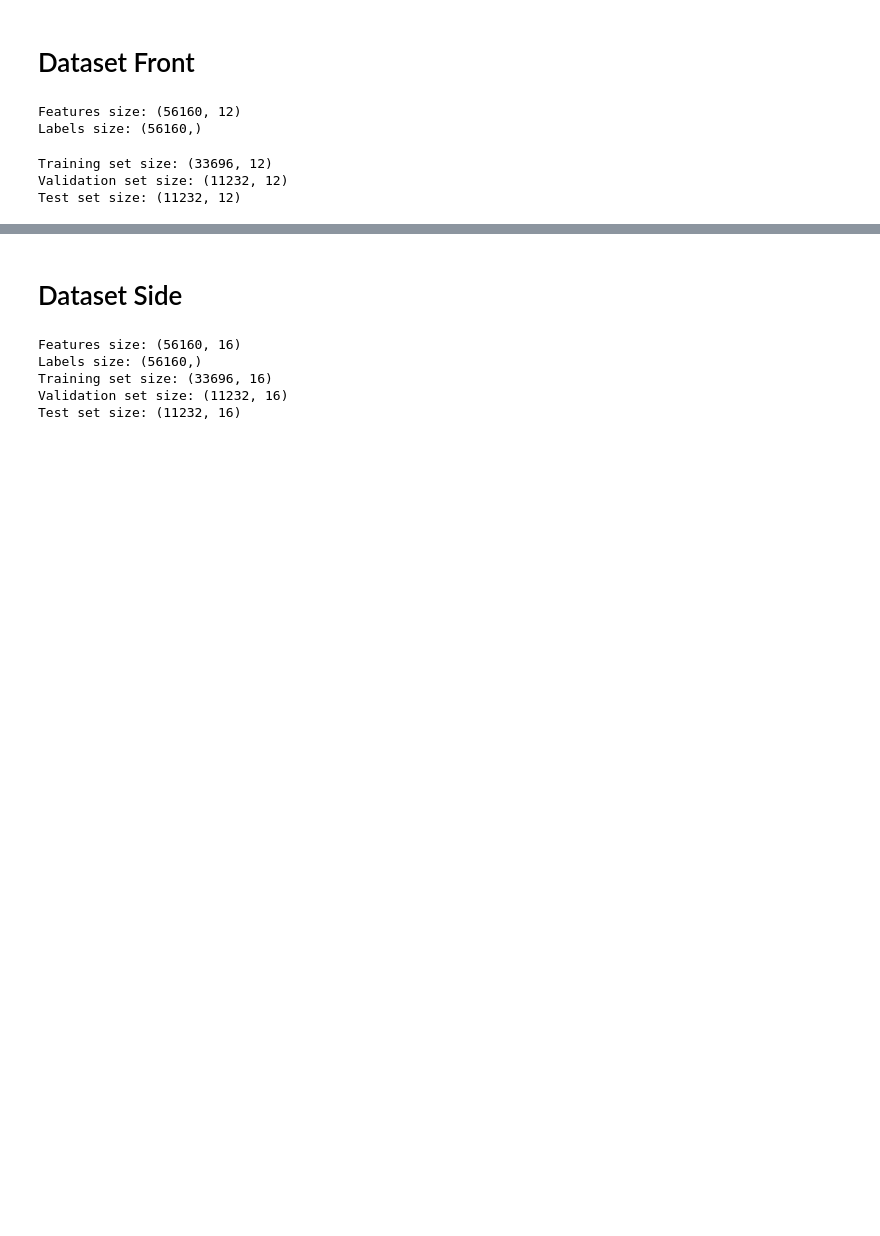
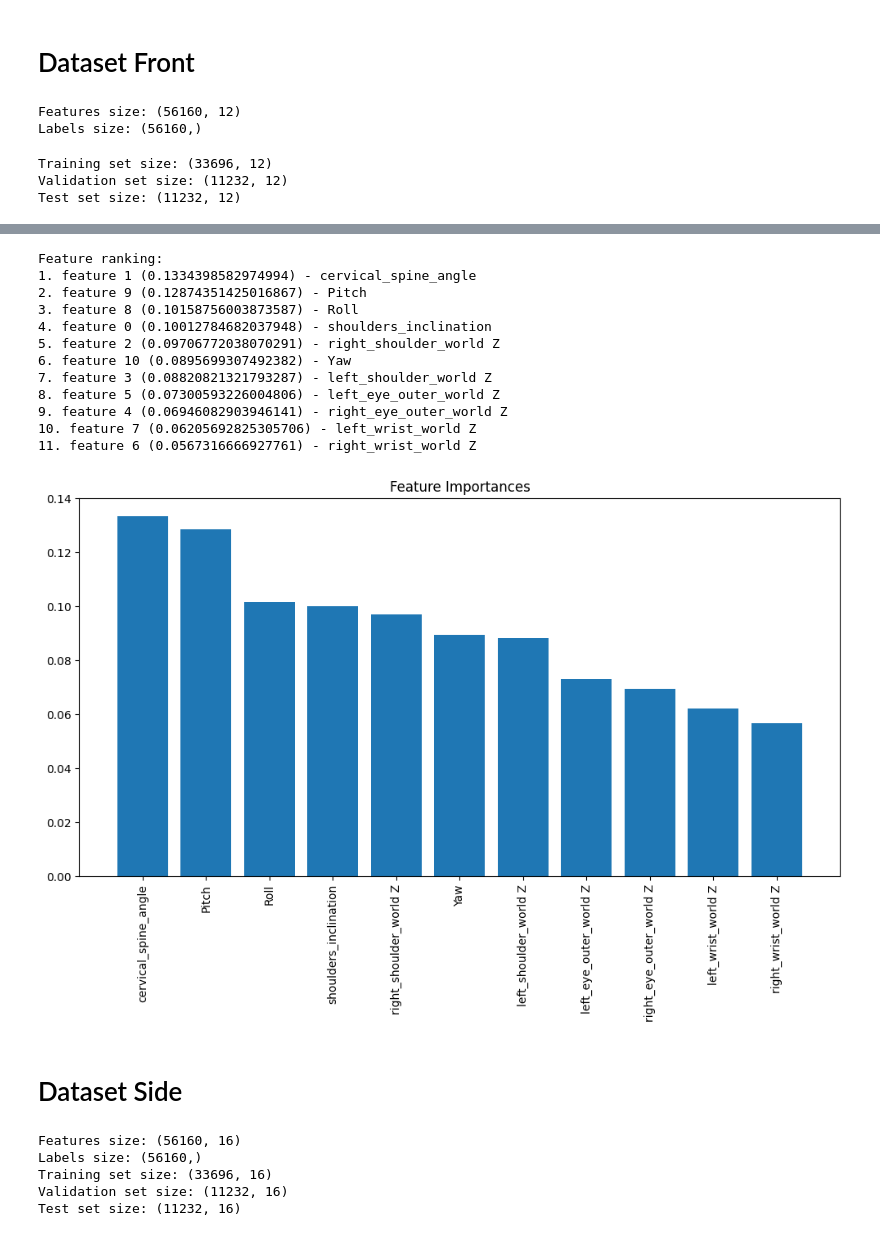
Before and after one commit to FucsikovaTereza/Research_Project, a Jupyter notebook: Random_forest.ipynb, the cells around one changed output, grey strips where cells are left out. Saved outputs shown, nothing was run; the diff lists cells and outputs as text; code cells hidden in the pictures; blank space fills up the shorter version.

```diff
--- a/Random_forest.ipynb
+++ b/Random_forest.ipynb
@@ -302,3 +371,43 @@ Test Accuracy: 0.9914529914529915
+# %%
+# Define the feature names
+feature_names_small = [
+    "shoulders_inclination", "cervical_spine_angle", "right_shoulder_world Z",
+    "left_shoulder_world Z", "right_eye_outer_world Z", "left_eye_outer_world Z",
+    "right_wrist_world Z", "left_wrist_world Z",
+    "Roll", "Pitch", "Yaw"
+]
+
+# Compute feature importances
+feature_importances_small = rf_model_small.feature_importances_
+
+# Sort the features by importance
+indices_small = np.argsort(feature_importances_small)[::-1]
+
+print("Feature ranking:")
+for f in range(W_train.shape[1]):
+    print(f"{f + 1}. feature {indices_small[f]} ({feature_importances_small[indices_small[f]]}) - {feature_names_small[indices_small[f]]}")
+
+# Plot the feature importances
+plt.figure(figsize=(12, 6))
+plt.title("Feature Importances")
+plt.bar(range(W_train.shape[1]), feature_importances_small[indices_small], align="center")
+plt.xticks(range(W_train.shape[1]), [feature_names_small[i] for i in indices_small], rotation=90)
+plt.xlim([-1, W_train.shape[1]])
+plt.show()
+# %% [output]
+Feature ranking:
+1. feature 1 (0.1334398582974994) - cervical_spine_angle
+2. feature 9 (0.12874351425016867) - Pitch
+3. feature 8 (0.10158756003873587) - Roll
+4. feature 0 (0.10012784682037948) - shoulders_inclination
+5. feature 2 (0.09706772038070291) - right_shoulder_world Z
+6. feature 10 (0.0895699307492382) - Yaw
+7. feature 3 (0.08820821321793287) - left_shoulder_world Z
+8. feature 5 (0.07300593226004806) - left_eye_outer_world Z
+9. feature 4 (0.06946082903946141) - right_eye_outer_world Z
+10. feature 7 (0.06205692825305706) - left_wrist_world Z
+11. feature 6 (0.0567316666927761) - right_wrist_world Z
+[figure, added]
 # %% [markdown]
 # Dataset Side
 # %%
```
Also changed, not shown: parts of 9 cells of this notebook.
